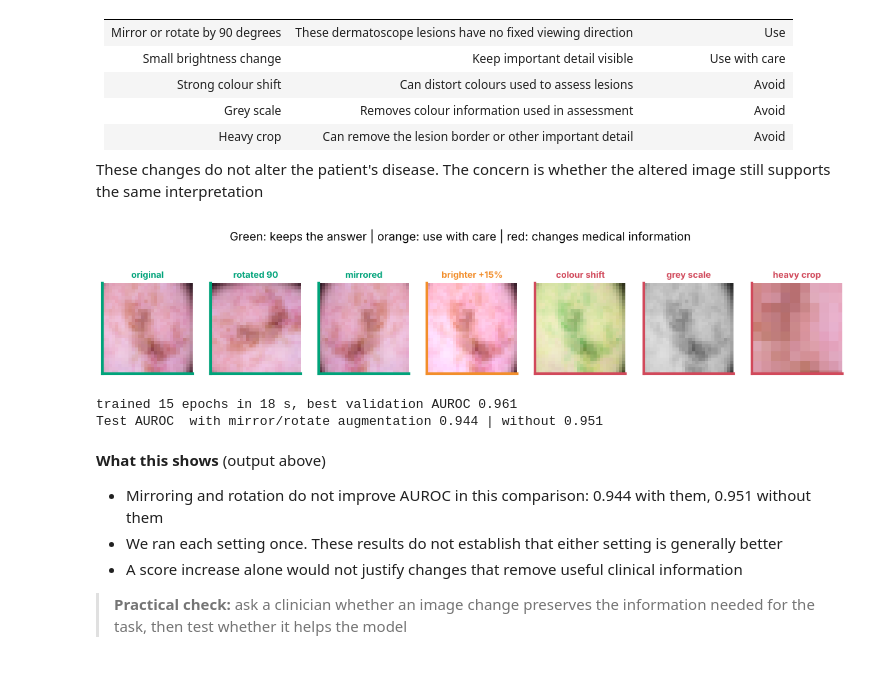
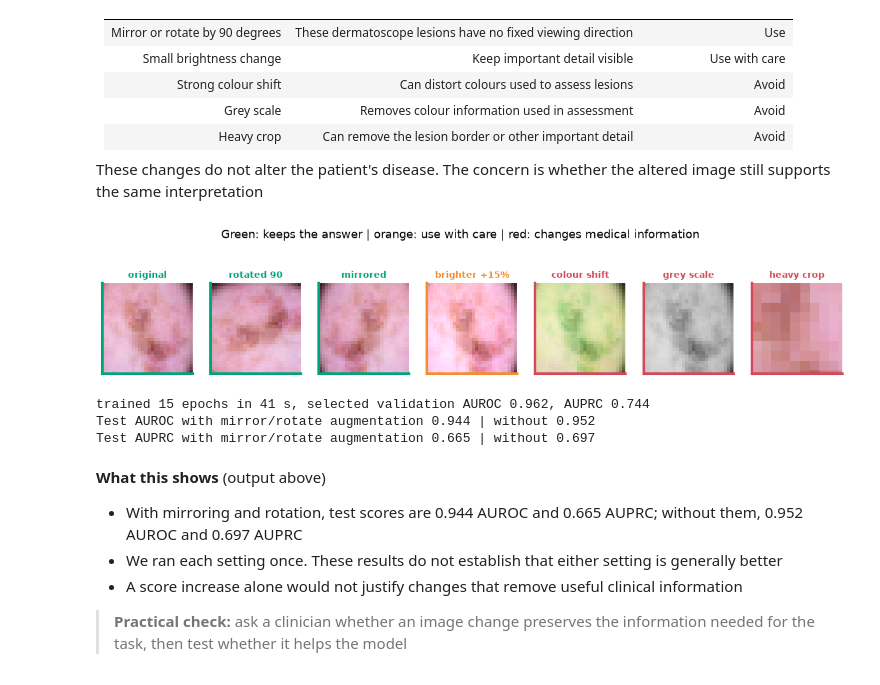
Before and after one commit to IE-ML-for-Healthcare/Deep-learning-RAI, a Jupyter notebook: 03_DL_images_and_the_test_set_trap.ipynb, the cells around one changed output. Drawn from its saved outputs; the diff is of its cells as text; code cells hidden in the pictures.

```diff
--- a/03_DL_images_and_the_test_set_trap.ipynb
+++ b/03_DL_images_and_the_test_set_trap.ipynb
@@ -229,11 +231,13 @@ def train_cnn(Xtr, ytr, Xva, yva, epochs=15, use_augment=True, seed=0, verbose=T
         for i in range(0, len(yt), 128):
             b = perm[i:i + 128]; x = augment(Ttr[b]) if use_augment else Ttr[b]
             opt.zero_grad(); loss = lossf(model(x).squeeze(1), yt[b]); loss.backward(); opt.step(); tot += loss.item() * len(b)
-        auc = roc_auc_score(yva, predict_cnn(model, Tva))
-        hist.append({"epoch": ep + 1, "train_loss": tot / len(yt), "val_auroc": auc})
-        if auc > best: best, state = auc, {k: v.clone() for k, v in model.state_dict().items()}
+        pva = predict_cnn(model, Tva)
+        auc = roc_auc_score(yva, pva)
+        auprc = average_precision_score(yva, pva)
+        hist.append({"epoch": ep + 1, "train_loss": tot / len(yt), "val_auroc": auc, "val_auprc": auprc})
+        if auc > best: best, best_auprc, state = auc, auprc, {k: v.clone() for k, v in model.state_dict().items()}
     model.load_state_dict(state); model.eval()
-    if verbose: print(f"trained {epochs} epochs in {time.time() - t0:.0f} s, best validation AUROC {best:.3f}")
+    if verbose: print(f"trained {epochs} epochs in {time.time() - t0:.0f} s, selected validation AUROC {best:.3f}, AUPRC {best_auprc:.3f}")
     return model, (mu, sd), pd.DataFrame(hist)
 # %%
 model, (mu, sd), hist = train_cnn(data["train"]["X"], data["train"]["y"], data["val"]["X"], data["val"]["y"], seed=0)
@@ -246,13 +250,15 @@ rng = np.random.default_rng(0)
 les = data["test"]["meta"].lesion_id.values; uniq = np.unique(les); rows_of = {g: np.where(les == g)[0] for g in uniq}
 print(f"Test set: {len(yte)} images from {len(uniq)} lesions")
 B = [np.concatenate([rows_of[g] for g in rng.choice(uniq, len(uniq))]) for _ in range(2000)]
-gaps = [roc_auc_score(yte[b], p_cnn[b]) - roc_auc_score(yte[b], p_pix[b]) for b in B]
-print(f"Test AUROC: pixels + logistic {roc_auc_score(yte, p_pix):.3f} | CNN {roc_auc_score(yte, p_cnn):.3f} | "
-      f"gap {roc_auc_score(yte, p_cnn) - roc_auc_score(yte, p_pix):+.3f}, 95% CI {np.percentile(gaps, 2.5):+.3f} to {np.percentile(gaps, 97.5):+.3f}")
+for metric, score in [("AUROC", roc_auc_score), ("AUPRC", average_precision_score)]:
+    gaps = [score(yte[b], p_cnn[b]) - score(yte[b], p_pix[b]) for b in B]
+    print(f"Test {metric}: pixels + logistic {score(yte, p_pix):.3f} | CNN {score(yte, p_cnn):.3f} | "
+          f"gap {score(yte, p_cnn) - score(yte, p_pix):+.3f}, 95% CI {np.percentile(gaps, 2.5):+.3f} to {np.percentile(gaps, 97.5):+.3f}")
 
 fig, ax = plt.subplots(figsize=(8, 3.8)); ax2 = ax.twinx()
 ax.plot(hist.epoch, hist.train_loss, "o-", color=NAVY, label="training loss"); ax.set_ylabel("training loss", color=NAVY)
-ax2.plot(hist.epoch, hist.val_auroc, "s-", color=GREEN, label="validation AUROC"); ax2.set_ylabel("validation AUROC", color=GREEN)
+ax2.plot(hist.epoch, hist.val_auroc, "s-", color=GREEN, label="validation AUROC"); ax2.set_ylabel("validation AUROC / AUPRC")
+ax2.plot(hist.epoch, hist.val_auprc, "^-", color=ORANGE, label="validation AUPRC"); ax2.legend(loc="lower right")
 ax.set_xlabel("epoch (one pass through all training images)"); ax.set_title("Learning curve of the CNN"); plt.tight_layout(); plt.show()
 
 # Save for sessions 4 and 5
@@ -357,11 +365,15 @@ for seed in [0, 1]:
         m, (mu_, sd_), _ = train_cnn(Xall[a], yall[a], Xall[va], yall[va], seed=seed, verbose=False)
         pt = predict_cnn(m, to_tensor(Xall[test_idx], mu_, sd_)); yy = yall[test_idx]
         rows.append({"seed": seed, "training": name, "training images": len(a), "test images": len(test_idx),
-                     "AUROC, all test images": roc_auc_score(yy, pt),
-                     f"AUROC, lesions with a sibling": roc_auc_score(yy[has_sib], pt[has_sib]),
-                     "AUROC, lesions without": roc_auc_score(yy[~has_sib], pt[~has_sib])})
+                     "AUROC, all test images": roc_auc_score(yy, pt), "AUPRC, all test images": average_precision_score(yy, pt),
+                     f"AUROC, lesions with a sibling": roc_auc_score(yy[has_sib], pt[has_sib]), "AUPRC, lesions with a sibling": average_precision_score(yy[has_sib], pt[has_sib]),
+                     "AUROC, lesions without": roc_auc_score(yy[~has_sib], pt[~has_sib]), "AUPRC, lesions without": average_precision_score(yy[~has_sib], pt[~has_sib])})
     print(f"seed {seed}: {len(siblings)} sibling photos; {has_sib.sum()} of {len(test_idx)} test lesions have a sibling")
-leak = pd.DataFrame(rows); display(leak.round(3))
+leak = pd.DataFrame(rows)
+for metric in ["AUROC", "AUPRC"]:
+    print(metric)
+    display(leak[["seed", "training", "training images", "test images"] +
+                 [c for c in leak if c.startswith(metric + ",")]].round(3))
 les_te = test_idx                                                          # used in section 4.2
 # %% [output]
 seed 0: 512 sibling photos; 387 of 1494 test lesions have a sibling
@@ -434,27 +453,29 @@ These changes do not alter the patient's disease. The concern is whether the alt
 # %%
 import colorsys
 im = data["train"]["X"][np.where(data["train"]["cls"] == 4)[0][7]] / 255.0
 def hue_shift(a, d): h = np.vectorize(colorsys.rgb_to_hsv)(a[..., 0], a[..., 1], a[..., 2]); return np.stack(np.vectorize(colorsys.hsv_to_rgb)((h[0] + d) % 1, h[1], h[2]), -1)
 views = {"original": im, "rotated 90": np.rot90(im), "mirrored": im[:, ::-1], "brighter +15%": np.clip(im * 1.15, 0, 1),
          "colour shift": hue_shift(im, 0.25), "grey scale": np.repeat(im.mean(2, keepdims=True), 3, 2), "heavy crop": np.kron(im[9:19, 9:19], np.ones((3, 3, 1)))[:28, :28]}
 ok = {"original": GREEN, "rotated 90": GREEN, "mirrored": GREEN, "brighter +15%": ORANGE, "colour shift": RED, "grey scale": RED, "heavy crop": RED}
 fig, axes = plt.subplots(1, 7, figsize=(15, 2.8))
 for ax, (k, v) in zip(axes, views.items()):
     ax.imshow(v); ax.set_title(k, color=ok[k], fontsize=10); ax.set_xticks([]); ax.set_yticks([])
     for s in ax.spines.values(): s.set_edgecolor(ok[k]); s.set_linewidth(3)
 fig.suptitle("Green: keeps the answer | orange: use with care | red: changes medical information", y=1.05); plt.show()
 
 m_noaug, (mu_n, sd_n), _ = train_cnn(data["train"]["X"], data["train"]["y"], data["val"]["X"], data["val"]["y"], use_augment=False, seed=0)
 p_noaug = predict_cnn(m_noaug, to_tensor(data["test"]["X"], mu_n, sd_n))
-print(f"Test AUROC  with mirror/rotate augmentation {roc_auc_score(yte, p_cnn):.3f} | without {roc_auc_score(yte, p_noaug):.3f}")
+for metric, score in [("AUROC", roc_auc_score), ("AUPRC", average_precision_score)]:
+    print(f"Test {metric} with mirror/rotate augmentation {score(yte, p_cnn):.3f} | without {score(yte, p_noaug):.3f}")
 # %% [output]
-[figure, old version]
+[figure, new version]
-trained 15 epochs in 18 s, best validation AUROC 0.961
-Test AUROC  with mirror/rotate augmentation 0.944 | without 0.951
+trained 15 epochs in 41 s, selected validation AUROC 0.962, AUPRC 0.744
+Test AUROC with mirror/rotate augmentation 0.944 | without 0.952
+Test AUPRC with mirror/rotate augmentation 0.665 | without 0.697
 # %% [markdown]
 **What this shows** (output above)
 
-- Mirroring and rotation do not improve AUROC in this comparison: 0.944 with them, 0.951 without them
+- With mirroring and rotation, test scores are 0.944 AUROC and 0.665 AUPRC; without them, 0.952 AUROC and 0.697 AUPRC
 - We ran each setting once. These results do not establish that either setting is generally better
 - A score increase alone would not justify changes that remove useful clinical information
 
```
Also changed, not shown: parts of 10 cells of this notebook, 2 other files.
